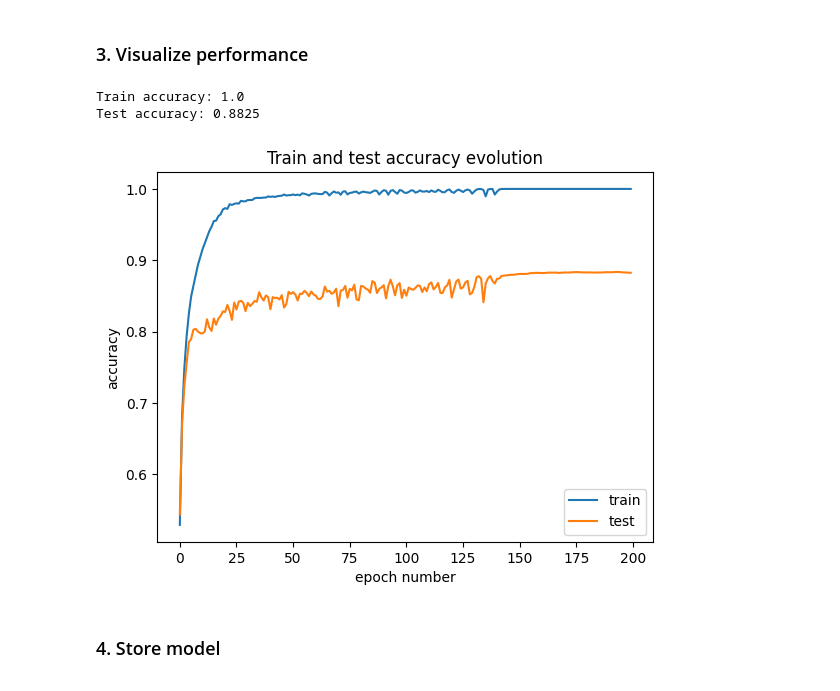
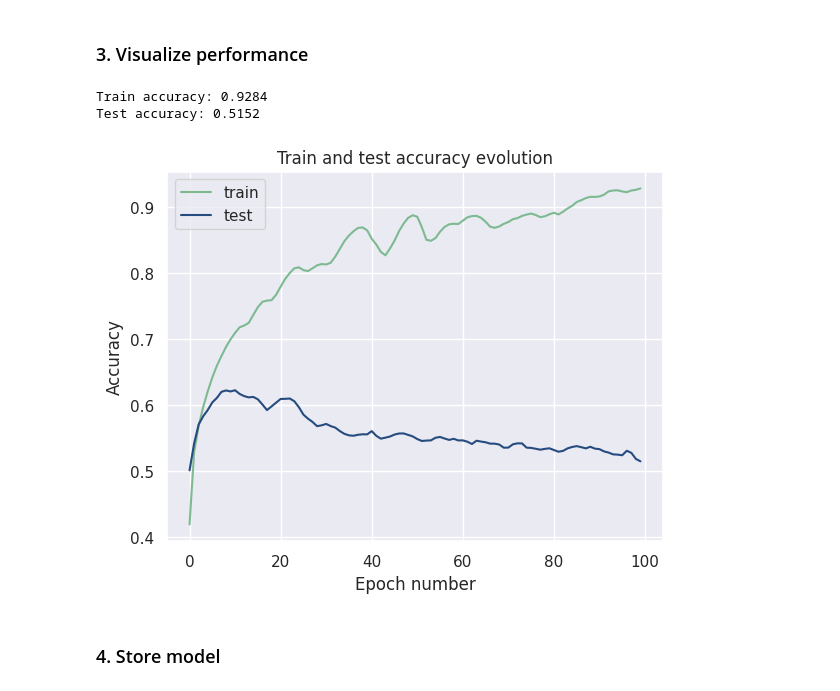
Before and after one commit to Marti2405/MIA-DataLeak, a Jupyter notebook: src/training/model_training.ipynb, the cells around one changed output. Drawn from its saved outputs; the diff is of its cells as text; code cells hidden in the pictures.

```diff
--- a/src/training/model_training.ipynb
+++ b/src/training/model_training.ipynb
@@ -11,6 +11,7 @@ import time
 import random
 import numpy as np
 from tqdm import tqdm
+import seaborn as sns
 from matplotlib import pyplot as plt
 
 import torch
@@ -20,7 +21,10 @@ import torch.nn as nn
 import utils
 from data_loader import DataLoader
 from resnet_architecture import ResNet
+from lenet_architecture import Net
 
 # allow to automatically update the imported modules
 %load_ext autoreload
 %autoreload 2
+
+sns.set()
@@ -56,7 +62,7 @@ Files already downloaded and verified
 ### 2. Train the network
 # %%
 # instantiate the network
-net = ResNet().to(device)
+net = Net().to(device) #ResNet().to(device)
 
 # define the loss function
 criterion = nn.CrossEntropyLoss()
@@ -71,7 +77,7 @@ start = time.time()
 train_acc = []
 test_acc = []
 
-for epoch in tqdm(range(0, 200)):
+for epoch in tqdm(range(0, 100)):
 
     # initialize number of correct train predictions for the current epoch
     correct_train_total = 0
@@ -138,18 +144,19 @@ for epoch in tqdm(range(0, 200)):
 # %% [markdown]
 ### 3. Visualize performance
 # %%
-plt.plot(range(len(train_acc)), train_acc)
-plt.plot(range(len(test_acc)), test_acc)
+plt.plot(range(len(train_acc)), train_acc, color=(0.48942421, 0.72854938, 0.56751036))
+plt.plot(range(len(test_acc)), test_acc, color=(0.14573579, 0.29354139, 0.49847009))
 plt.legend(["train", "test"])
-plt.xlabel("epoch number")
-plt.ylabel("accuracy")
+plt.xlabel("Epoch number")
+plt.ylabel("Accuracy")
 plt.title("Train and test accuracy evolution")
 
 print(f"Train accuracy: {train_acc[-1]}\nTest accuracy: {test_acc[-1]}")
+plt.savefig("./baseline_lenet5_100_epochs.png", dpi=300)
 # %% [output]
-Train accuracy: 1.0
-Test accuracy: 0.8825
+Train accuracy: 0.9284
+Test accuracy: 0.5152
-[figure, old version]
+[figure, new version]
 # %% [markdown]
 ### 4. Store model
 # %%
```
Also changed, not shown: parts of 6 cells of this notebook.
